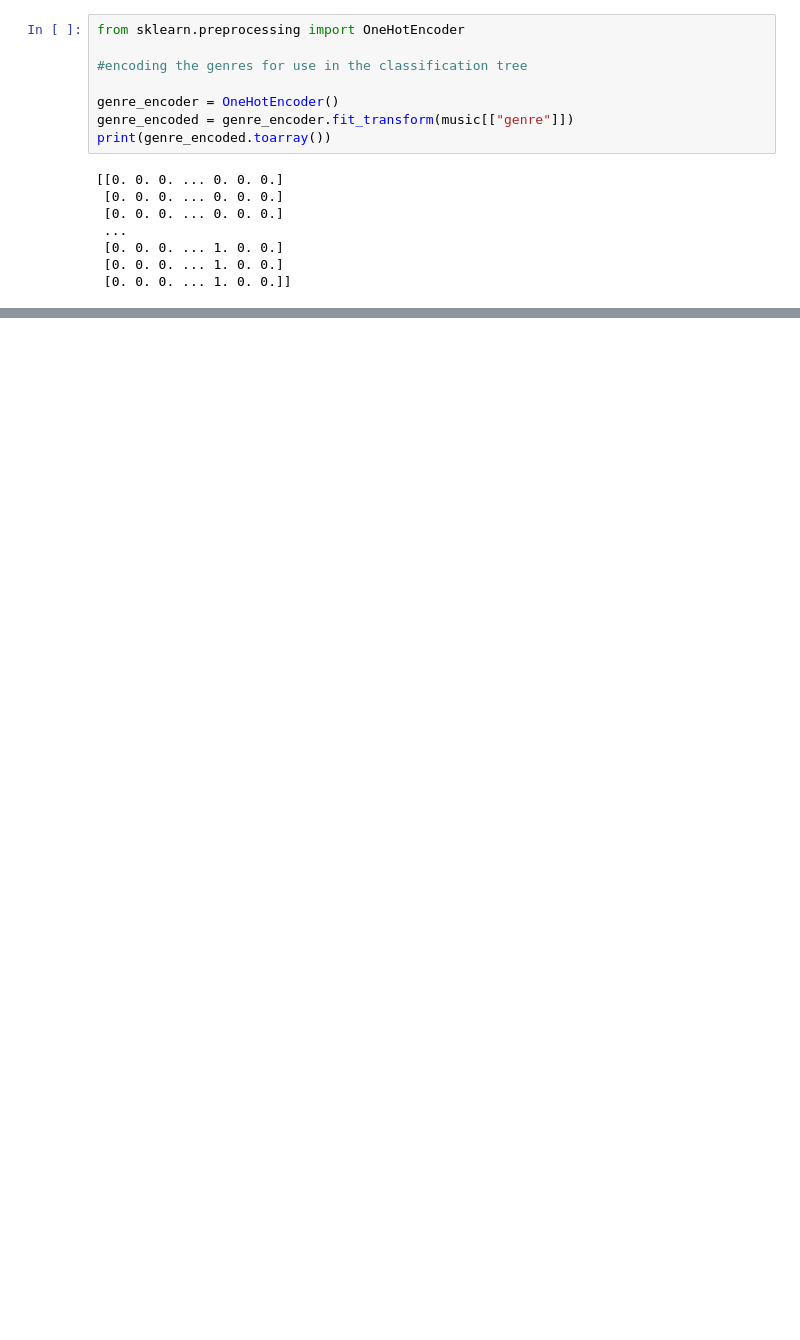
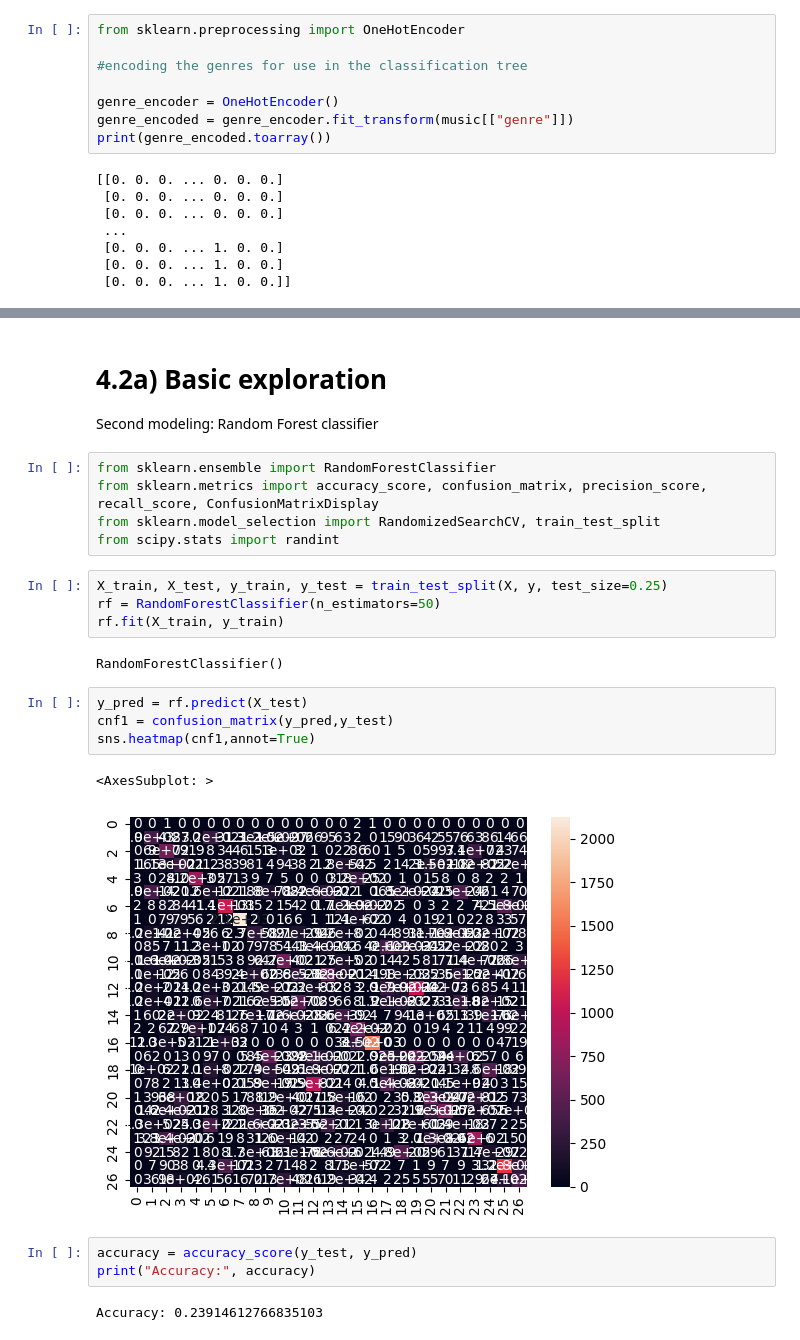
Before and after one commit to tanvi-jain3/SC1015-Song-Genre-Classification, a Jupyter notebook: Data Science Mini_Project.ipynb, the cells around one changed output, grey strips where cells are left out. Saved outputs shown, nothing was run; the diff lists cells and outputs as text; blank space fills up the shorter version.

```diff
--- a/Data Science Mini_Project.ipynb
+++ b/Data Science Mini_Project.ipynb
@@ -686,0 +695,27 @@ Classification Accuracy         : 0.1354714516517136
+# %% [markdown]
+# 4.2a) Basic exploration
+
+Second modeling: Random Forest classifier
+# %%
+from sklearn.ensemble import RandomForestClassifier
+from sklearn.metrics import accuracy_score, confusion_matrix, precision_score, recall_score, ConfusionMatrixDisplay
+from sklearn.model_selection import RandomizedSearchCV, train_test_split
+from scipy.stats import randint
+# %%
+X_train, X_test, y_train, y_test = train_test_split(X, y, test_size=0.25)
+rf = RandomForestClassifier(n_estimators=50)
+rf.fit(X_train, y_train)
+# %% [output]
+RandomForestClassifier()
+# %%
+y_pred = rf.predict(X_test)
+cnf1 = confusion_matrix(y_pred,y_test)
+sns.heatmap(cnf1,annot=True)
+# %% [output]
+<AxesSubplot: >
+[figure, added]
+# %%
+accuracy = accuracy_score(y_test, y_pred)
+print("Accuracy:", accuracy)
+# %% [output]
+Accuracy: 0.23914612766835103
```
Also changed, not shown: parts of 25 cells of this notebook.
